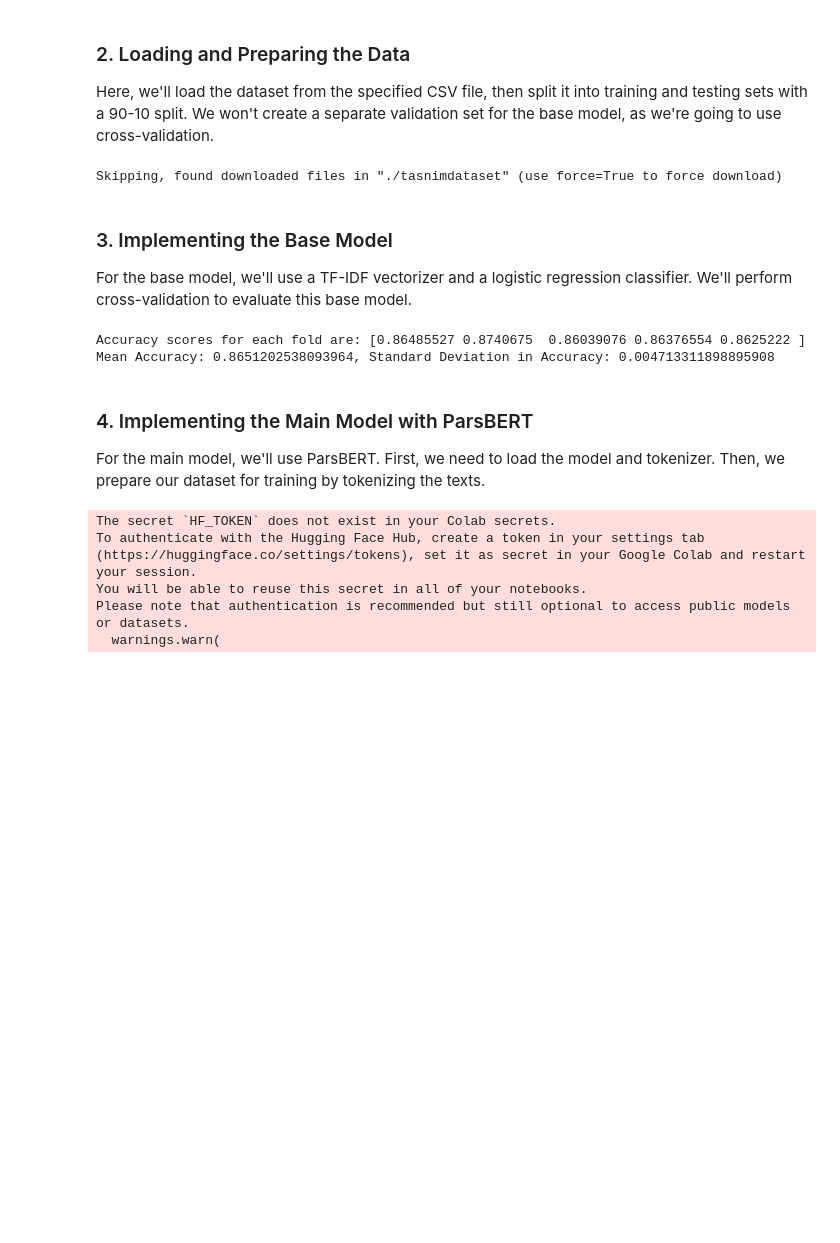
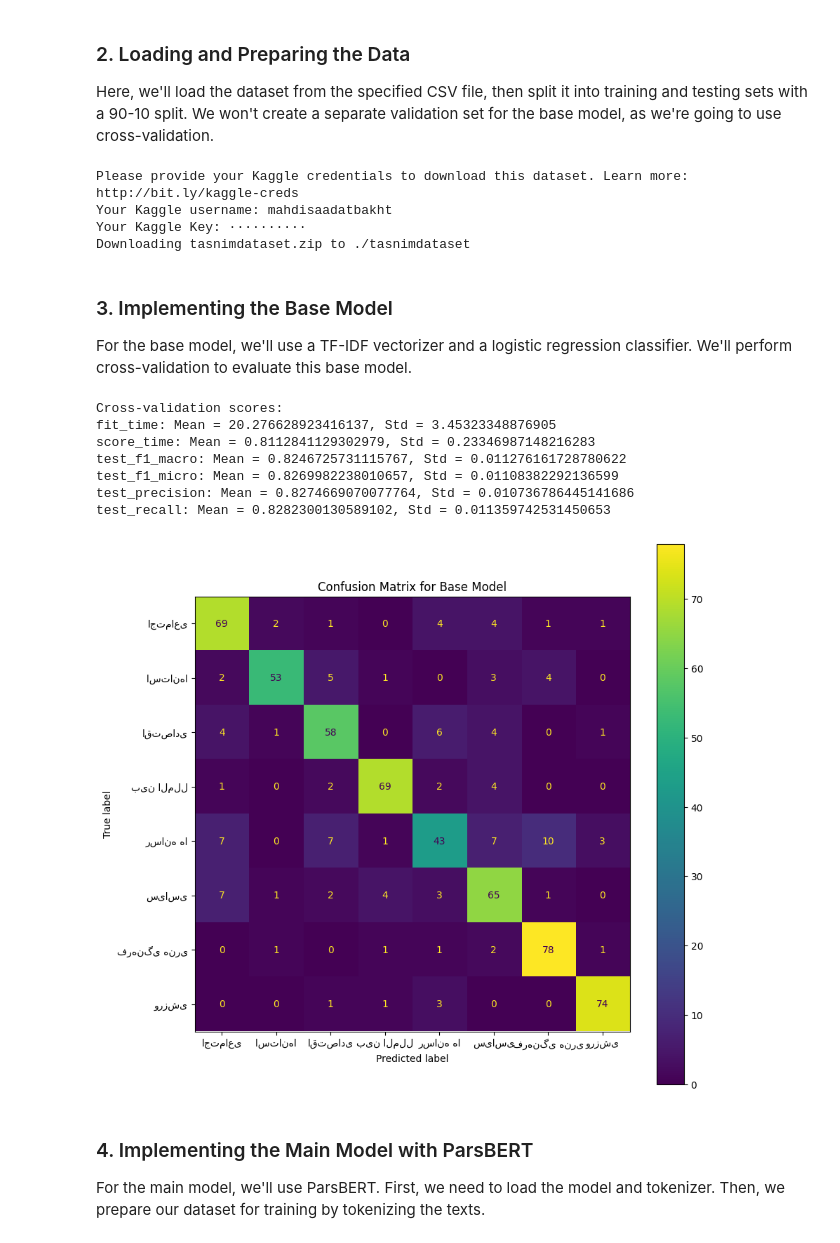
Before and after one commit to pardissz/NLP_HW4, a Jupyter notebook: Part1_Document_Classification/Document_Classification.ipynb, the cells around one changed output. Cells and saved outputs as stored; diff of their text form; code cells hidden in the pictures; blank space fills up the shorter version.

```diff
--- a/Part1_Document_Classification/Document_Classification.ipynb
+++ b/Part1_Document_Classification/Document_Classification.ipynb
@@ -21,6 +40,7 @@ import opendatasets as od
 import pandas as pd
 from sklearn.model_selection import train_test_split
 from sklearn.preprocessing import LabelEncoder
+from hazm import Normalizer, word_tokenize, stopwords_list
 
 # Download the dataset
 od.download("https://www.kaggle.com/datasets/amirpourmand/tasnimdataset")
@@ -28,7 +48,17 @@ df = pd.read_csv("./tasnimdataset/tasnim.csv")
 
 df = df.dropna(subset=['body'])
 # For reducing the time of train
-df = df.sample(frac=0.5, random_state=42)
+df = df.sample(frac=0.1, random_state=42)
+
+# def preprocess_text(text):
+#     normalizer = Normalizer()
+#     tokens = word_tokenize(normalizer.normalize(text))
+#     stop_words = set(stopwords_list())
+#     tokens = [word for word in tokens if word not in stop_words]
+#     return ' '.join(tokens)
+
+# Apply preprocessing to the dataset
+# df['body'] = df['body'].apply(preprocess_text)
 
 label_encoder = LabelEncoder()
 df['category_encoded'] = label_encoder.fit_transform(df['category'])
@@ -36,7 +66,10 @@ df['category_encoded'] = label_encoder.fit_transform(df['category'])
 # Splitting the dataset into training and testing sets (90% train, 10% test)
 train_df, test_df = train_test_split(df, test_size=0.1, random_state=42)
 # %% [output]
-Skipping, found downloaded files in "./tasnimdataset" (use force=True to force download)
+Please provide your Kaggle credentials to download this dataset. Learn more: http://bit.ly/kaggle-creds
+Your Kaggle username: mahdisaadatbakht
+Your Kaggle Key: ··········
+Downloading tasnimdataset.zip to ./tasnimdataset
 # %% [markdown]
 ### 3. Implementing the Base Model
 For the base model, we'll use a TF-IDF vectorizer and a logistic regression classifier. We'll perform cross-validation to evaluate this base model.
@@ -44,19 +77,50 @@ For the base model, we'll use a TF-IDF vectorizer and a logistic regression clas
 from sklearn.feature_extraction.text import TfidfVectorizer
 from sklearn.linear_model import LogisticRegression
 from sklearn.pipeline import make_pipeline
-from sklearn.model_selection import cross_val_score
+from sklearn.model_selection import cross_validate
+from sklearn.metrics import make_scorer, f1_score, precision_score, recall_score
 
 # Creating a pipeline with TF-IDF vectorization and Logistic Regression
 pipeline_base = make_pipeline(TfidfVectorizer(), LogisticRegression(max_iter=1000))
 
-# Executing 5-fold cross-validation and reporting accuracy
-scores = cross_val_score(pipeline_base, train_df['body'], train_df['category'], cv=5, scoring='accuracy')
+# Custom scorer for F1 macro and micro
+scorers = {
+    'f1_macro': make_scorer(f1_score, average='macro'),
+    'f1_micro': make_scorer(f1_score, average='micro'),
+    'precision': make_scorer(precision_score, average='macro'),
+    'recall': make_scorer(recall_score, average='macro'),
+}
 
-print(f"Accuracy scores for each fold are: {scores}")
-print(f"Mean Accuracy: {scores.mean()}, Standard Deviation in Accuracy: {scores.std()}")
+# Execute cross-validation with multiple scoring metrics
+scores = cross_validate(pipeline_base, train_df['body'], train_df['category_encoded'], cv=5, scoring=scorers)
+
+print(f"Cross-validation scores:")
+for score_name, score_values in scores.items():
+    print(f"{score_name}: Mean = {score_values.mean()}, Std = {score_values.std()}")
 # %% [output]
-Accuracy scores for each fold are: [0.86485527 0.8740675  0.86039076 0.86376554 0.8625222 ]
-Mean Accuracy: 0.8651202538093964, Standard Deviation in Accuracy: 0.004713311898895908
+Cross-validation scores:
+fit_time: Mean = 20.276628923416137, Std = 3.45323348876905
+score_time: Mean = 0.8112841129302979, Std = 0.23346987148216283
+test_f1_macro: Mean = 0.8246725731115767, Std = 0.011276161728780622
+test_f1_micro: Mean = 0.8269982238010657, Std = 0.01108382292136599
+test_precision: Mean = 0.8274669070077764, Std = 0.010736786445141686
+test_recall: Mean = 0.8282300130589102, Std = 0.011359742531450653
+# %%
+from sklearn.metrics import confusion_matrix, ConfusionMatrixDisplay
+import matplotlib.pyplot as plt
+
+# For the base model with Logistic Regression
+pipeline_base.fit(train_df['body'], train_df['category_encoded'])
+base_model_predictions = pipeline_base.predict(test_df['body'])
+cm_base = confusion_matrix(test_df['category_encoded'], base_model_predictions)
+
+# Plotting the confusion matrix for the base model
+fig, ax = plt.subplots(figsize=(5, 5))
+ConfusionMatrixDisplay(cm_base, display_labels=label_encoder.classes_).plot(ax=ax)
+plt.title("Confusion Matrix for Base Model")
+plt.show()
+# %% [output]
+[figure, added]
 # %% [markdown]
 ### 4. Implementing the Main Model with ParsBERT
 For the main model, we'll use ParsBERT. First, we need to load the model and tokenizer. Then, we prepare our dataset for training by tokenizing the texts.
@@ -84,10 +148,4 @@ train_dataset = train_dataset.rename_column("category_encoded", "labels")
 train_dataset.set_format("torch", columns=["input_ids", "attention_mask", "labels"])
 test_dataset = test_dataset.rename_column("category_encoded", "labels")
 test_dataset.set_format("torch", columns=["input_ids", "attention_mask", "labels"])
-# %% [output]
-The secret `HF_TOKEN` does not exist in your Colab secrets.
-To authenticate with the Hugging Face Hub, create a token in your settings tab (https://huggingface.co/settings/tokens), set it as secret in your Google Colab and restart your session.
-You will be able to reuse this secret in all of your notebooks.
-Please note that authentication is recommended but still optional to access public models or datasets.
-  warnings.warn(
 # %%
```
Also changed, not shown: parts of 3 cells of this notebook.
